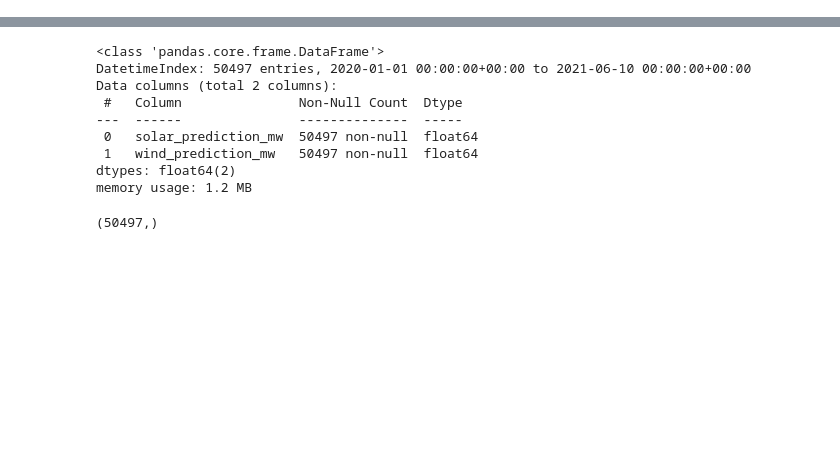
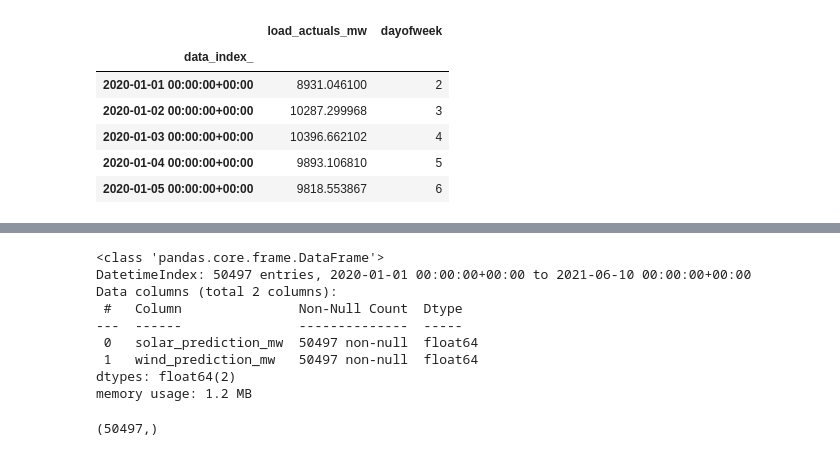
Before and after one commit to MBrouns/PyLadiesMLOpsCapstone, a Jupyter notebook: notebooks/prepare_data.ipynb, the cells around one changed output, grey strips where cells are left out. Cells and saved outputs as stored; diff of their text form; code cells hidden in the pictures; blank space fills up the shorter version.

```diff
--- a/notebooks/prepare_data.ipynb
+++ b/notebooks/prepare_data.ipynb
@@ -14,0 +35,10 @@ df_wind = pd.read_csv(os.path.join(DATADIR, 'wind_solar_predictions.csv'), parse
+# %%
+df_load_daily.head()
+# %% [output]
+|  | load_actuals_mw | dayofweek |
+| data_index_ |  |  |
+| 2020-01-01 00:00:00+00:00 | 8931.046100 | 2 |
+| 2020-01-02 00:00:00+00:00 | 10287.299968 | 3 |
+| 2020-01-03 00:00:00+00:00 | 10396.662102 | 4 |
+| 2020-01-04 00:00:00+00:00 | 9893.106810 | 5 |
+| 2020-01-05 00:00:00+00:00 | 9818.553867 | 6 |
```
Also changed, not shown: parts of 18 cells of this notebook.
